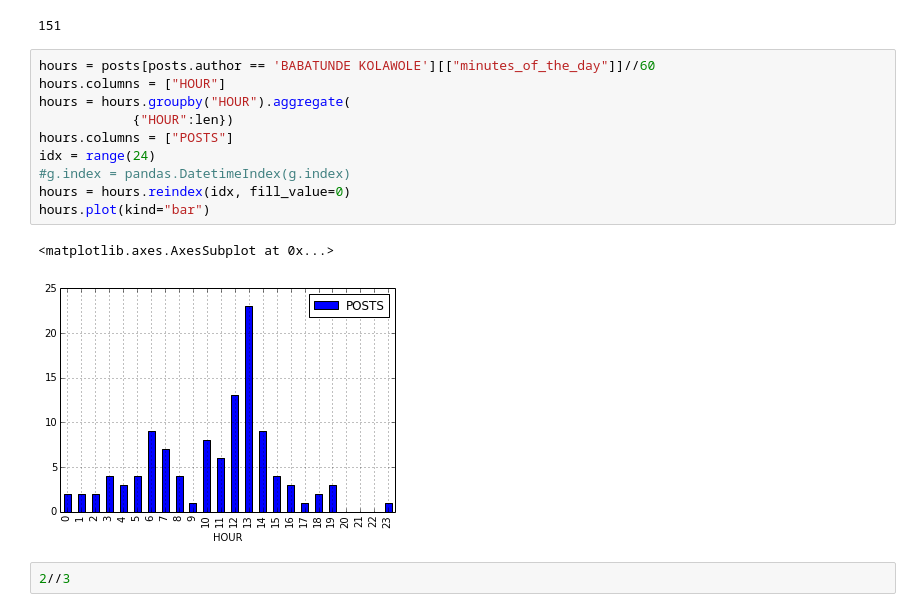
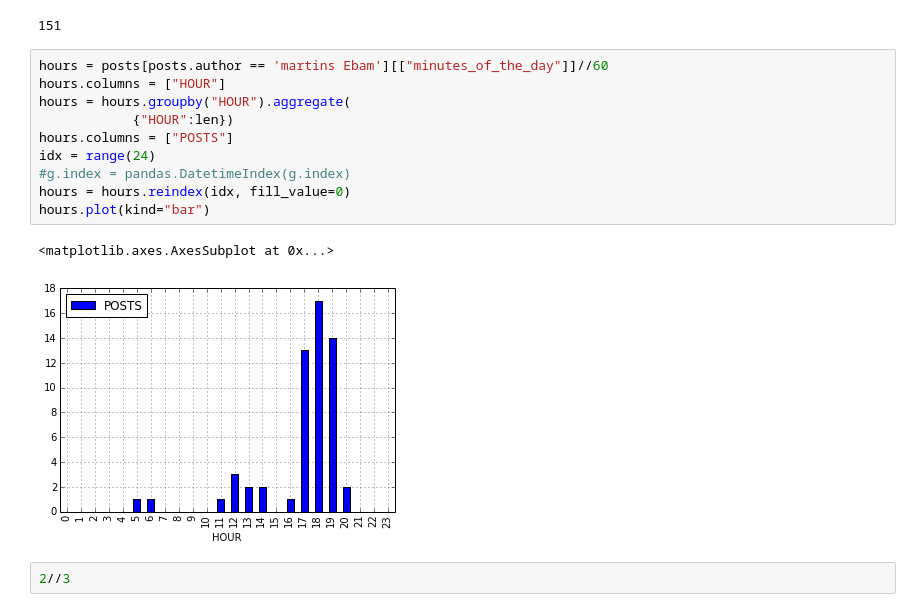
Before and after one commit to terryyin/mscwork, a Jupyter notebook: Data Mining The Computer Structures Class.ipynb, the cells around one changed output. Cells and saved outputs as stored; diff of their text form.

```diff
--- a/Data Mining The Computer Structures Class.ipynb
+++ b/Data Mining The Computer Structures Class.ipynb
@@ -172,18 +172,18 @@ d['a']['BABATUNDE KOLAWOLE'].count('Babatunde')
 # %% [output]
 151
 # %%
-hours = posts[posts.author == 'BABATUNDE KOLAWOLE'][["minutes_of_the_day"]]//60
+hours = posts[posts.author == 'martins Ebam'][["minutes_of_the_day"]]//60
 hours.columns = ["HOUR"]
 hours = hours.groupby("HOUR").aggregate(
             {"HOUR":len})
 hours.columns = ["POSTS"]
 idx = range(24)
 #g.index = pandas.DatetimeIndex(g.index)
 hours = hours.reindex(idx, fill_value=0)
 hours.plot(kind="bar")
 # %% [output]
 <matplotlib.axes.AxesSubplot at 0x...>
-[figure, old version]
+[figure, new version]
 # %%
 2//3
 # %% [output]
```
Also changed, not shown: parts of 2 cells of this notebook, 43 other files.
